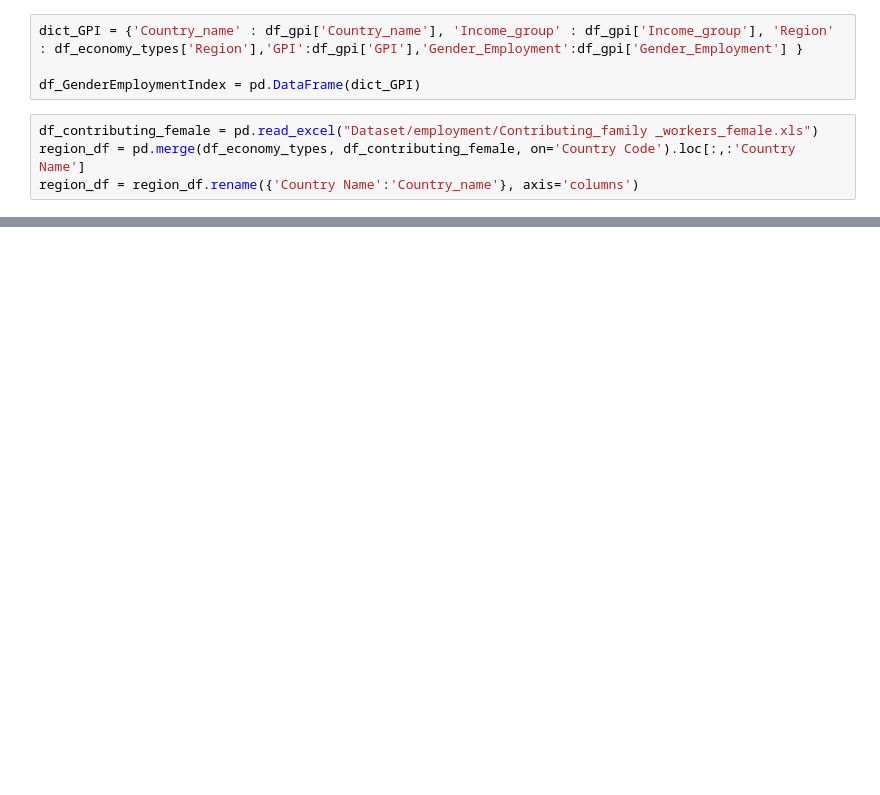
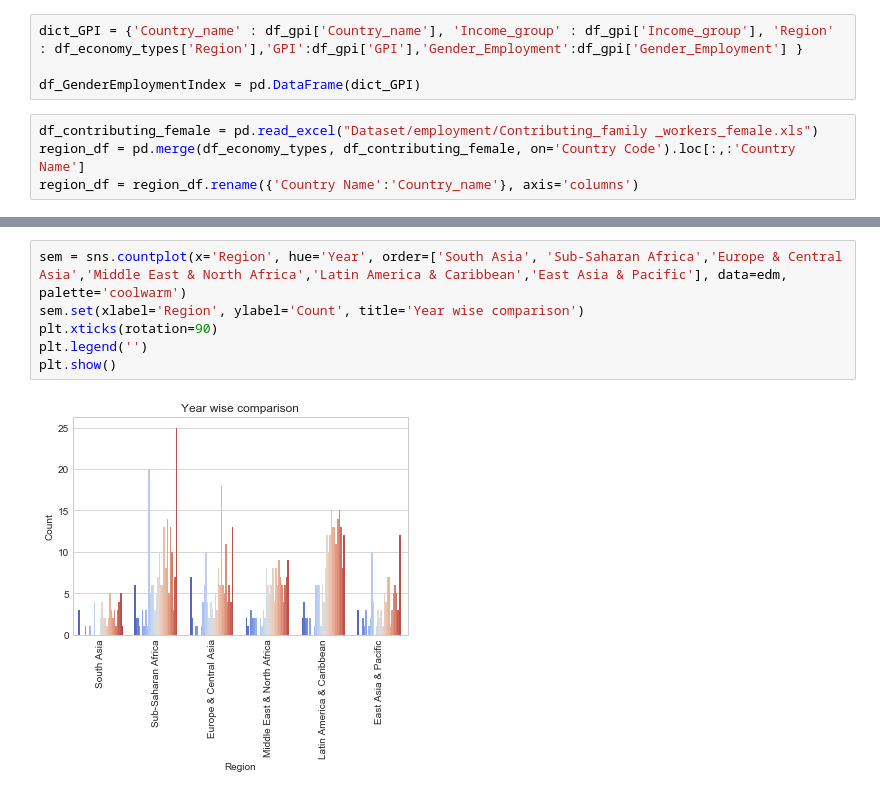
Before and after one commit to Amatullah/CSCI5502-DataMining_Project, a Jupyter notebook: Correlation GPI_Compute.ipynb, the cells around one changed output, grey strips where cells are left out. Cells and saved outputs as stored; diff of their text form; blank space fills up the shorter version.

```diff
--- a/Correlation GPI_Compute.ipynb
+++ b/Correlation GPI_Compute.ipynb
@@ -326,0 +324,8 @@ pd.crosstab(merged_df['Region'],merged_df['Year']).plot.bar()
+# %%
+sem = sns.countplot(x='Region', hue='Year', order=['South Asia', 'Sub-Saharan Africa','Europe & Central Asia','Middle East & North Africa','Latin America & Caribbean','East Asia & Pacific'], data=edm, palette='coolwarm')
+sem.set(xlabel='Region', ylabel='Count', title='Year wise comparison')
+plt.xticks(rotation=90)
+plt.legend('')
+plt.show()
+# %% [output]
+[figure, added]
```
Also changed, not shown: parts of 18 cells of this notebook, 8 other files.
